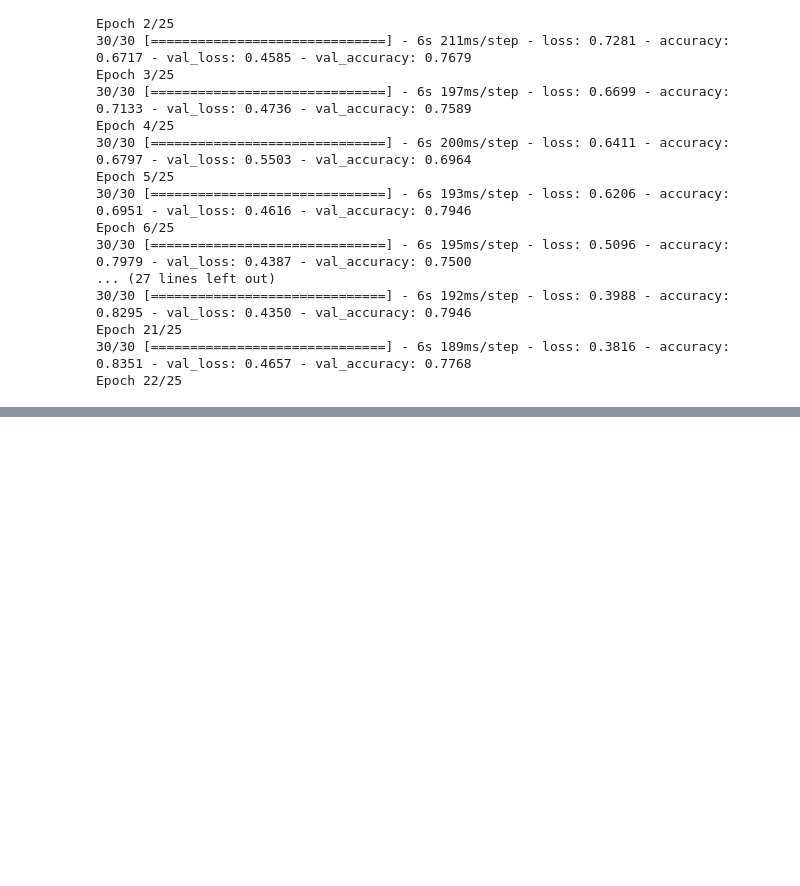
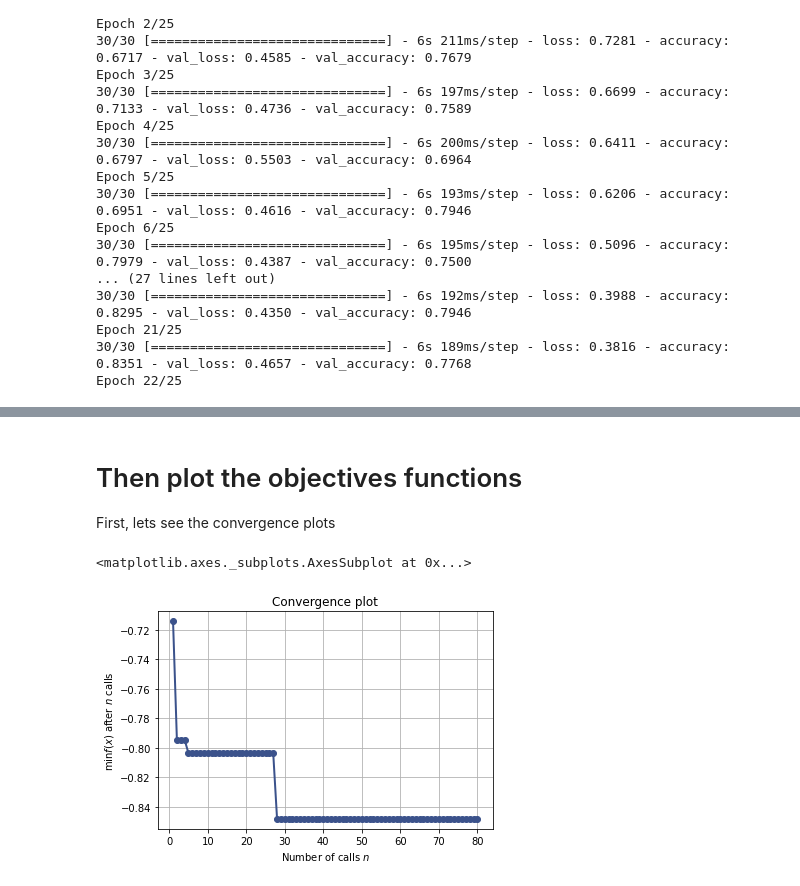
Before and after one commit to Jeremynadal33/classify_stanford_dogs, a Jupyter notebook: final_model.ipynb, the cells around one changed output, grey strips where cells are left out. Drawn from its saved outputs; the diff is of its cells as text; code cells hidden in the pictures; blank space fills up the shorter version.

Commit message:
Added hyper-para plots

```diff
--- a/final_model.ipynb
+++ b/final_model.ipynb
@@ -442,0 +506,3 @@ Epoch 22/25
+# %%
+import joblib
+test = joblib.load(input_dir+'hyper_para_search.bin')
@@ -442,0 +641,10 @@ Epoch 22/25
+# %% [markdown]
+# Then plot the objectives functions
+First, lets see the convergence plots
+# %%
+hp2 = joblib.load(input_dir+'hyper_para_search_2.bin')
+# %%
+plot_convergence(hp2)
+# %% [output]
+<matplotlib.axes._subplots.AxesSubplot at 0x...>
+[figure, added]
```
Also changed, not shown: parts of 14 cells of this notebook.
